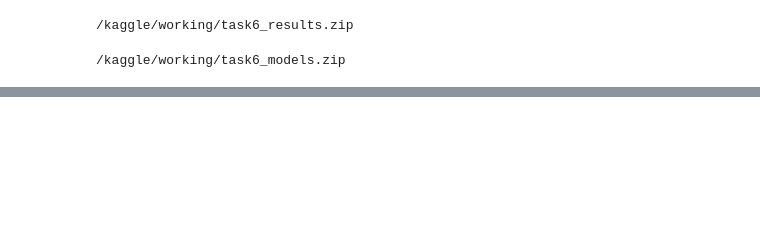
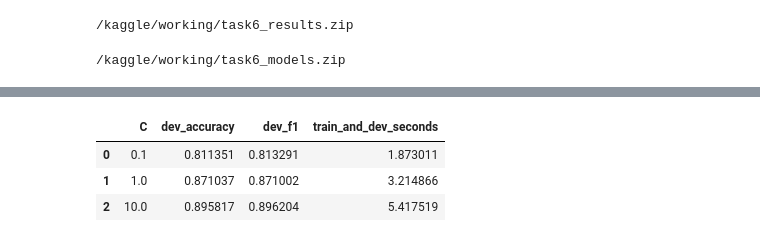
Before and after one commit to bangphan1311/NLP, a Jupyter notebook: HW03_IMDB/notebooks/hw03-imdb-sentiment.ipynb, the cells around one changed output, grey strips where cells are left out. Drawn from its saved outputs; the diff is of its cells as text; code cells hidden in the pictures; blank space fills up the shorter version.

```diff
--- a/HW03_IMDB/notebooks/hw03-imdb-sentiment.ipynb
+++ b/HW03_IMDB/notebooks/hw03-imdb-sentiment.ipynb
@@ -2499,0 +2890,94 @@ display(FileLink("/kaggle/working/task6_models.zip"))
+# %%
+from sklearn.linear_model import LogisticRegression
+from sklearn.metrics import accuracy_score, f1_score
+import joblib
+
+embedding_dev_results = []
+best_embedding_f1 = -1
+
+for c in [0.1, 1.0, 10.0]:
+    classifier = LogisticRegression(
+        C=c, solver="liblinear", max_iter=1000, random_state=42
+    )
+
+    started = time.perf_counter()
+    classifier.fit(X_train_llm, train_df["label"])
+    predictions = classifier.predict(X_dev_llm)
+    score = f1_score(dev_df["label"], predictions)
+
+    embedding_dev_results.append({
+        "C": c,
+        "dev_accuracy": accuracy_score(dev_df["label"], predictions),
+        "dev_f1": score,
+        "train_and_dev_seconds": time.perf_counter() - started
+    })
+
+    if score > best_embedding_f1:
+        best_embedding_f1 = score
+        best_embedding_classifier = classifier
+        best_embedding_c = c
+
+pd.DataFrame(embedding_dev_results).to_csv(
+    task7_dir / "embedding_dev_results.csv", index=False
+)
+display(pd.DataFrame(embedding_dev_results))
+
+artifact7_dir = Path("/kaggle/working/artifacts/task7")
+artifact7_dir.mkdir(parents=True, exist_ok=True)
+joblib.dump(
+    best_embedding_classifier,
+    artifact7_dir / "embedding_lr.joblib"
+)
+
+X_test_llm, test_embedding_seconds = extract_llm_embeddings(
+    llm_test_df["clean_text"].tolist(), "Embedding test 1000"
+)
+
+started = time.perf_counter()
+test_predictions = best_embedding_classifier.predict(X_test_llm)
+test_prediction_seconds = time.perf_counter() - started
+
+embedding_output = llm_test_df[["id", "label"]].copy()
+embedding_output["prediction"] = test_predictions
+embedding_output.to_csv(
+    test_result_dir / "embedding_lr.csv", index=False
+)
+
+embedding_result = {
+    "model": llm_name,
+    "C_selected_by_dev": best_embedding_c,
+    "dev_f1": best_embedding_f1,
+    "test_samples": len(llm_test_df),
+    "test_accuracy": accuracy_score(llm_test_df["label"], test_predictions),
+    "test_f1": f1_score(llm_test_df["label"], test_predictions),
+    "embedding_dimension": X_train_llm.shape[1],
+    "max_length": 256,
+    "batch_size": 16,
+    "pooling": "masked mean of last hidden state, L2 normalized",
+    "prompt_used": False,
+    "llm_fine_tuned": False,
+    "train_embedding_seconds": train_embedding_seconds,
+    "dev_embedding_seconds": dev_embedding_seconds,
+    "test_embedding_seconds": test_embedding_seconds,
+    "test_prediction_seconds": test_prediction_seconds
+}
+
+(task7_dir / "embedding_result.json").write_text(
+    json.dumps(embedding_result, ensure_ascii=False, indent=2),
+    encoding="utf-8"
+)
+
+np.savez_compressed(
+    artifact7_dir / "embeddings.npz",
+    train=X_train_llm,
+    dev=X_dev_llm,
+    test=X_test_llm
+)
+llm_tokenizer.save_pretrained(artifact7_dir / "tokenizer")
+
+print(json.dumps(embedding_result, ensure_ascii=False, indent=2))
+# %% [output]
+|  | C | dev_accuracy | dev_f1 | train_and_dev_seconds |
+| 0 | 0.1 | 0.811351 | 0.813291 | 1.873011 |
+| 1 | 1.0 | 0.871037 | 0.871002 | 3.214866 |
+| 2 | 10.0 | 0.895817 | 0.896204 | 5.417519 |
```
Also changed, not shown: parts of 10 cells of this notebook, 14 other files.
